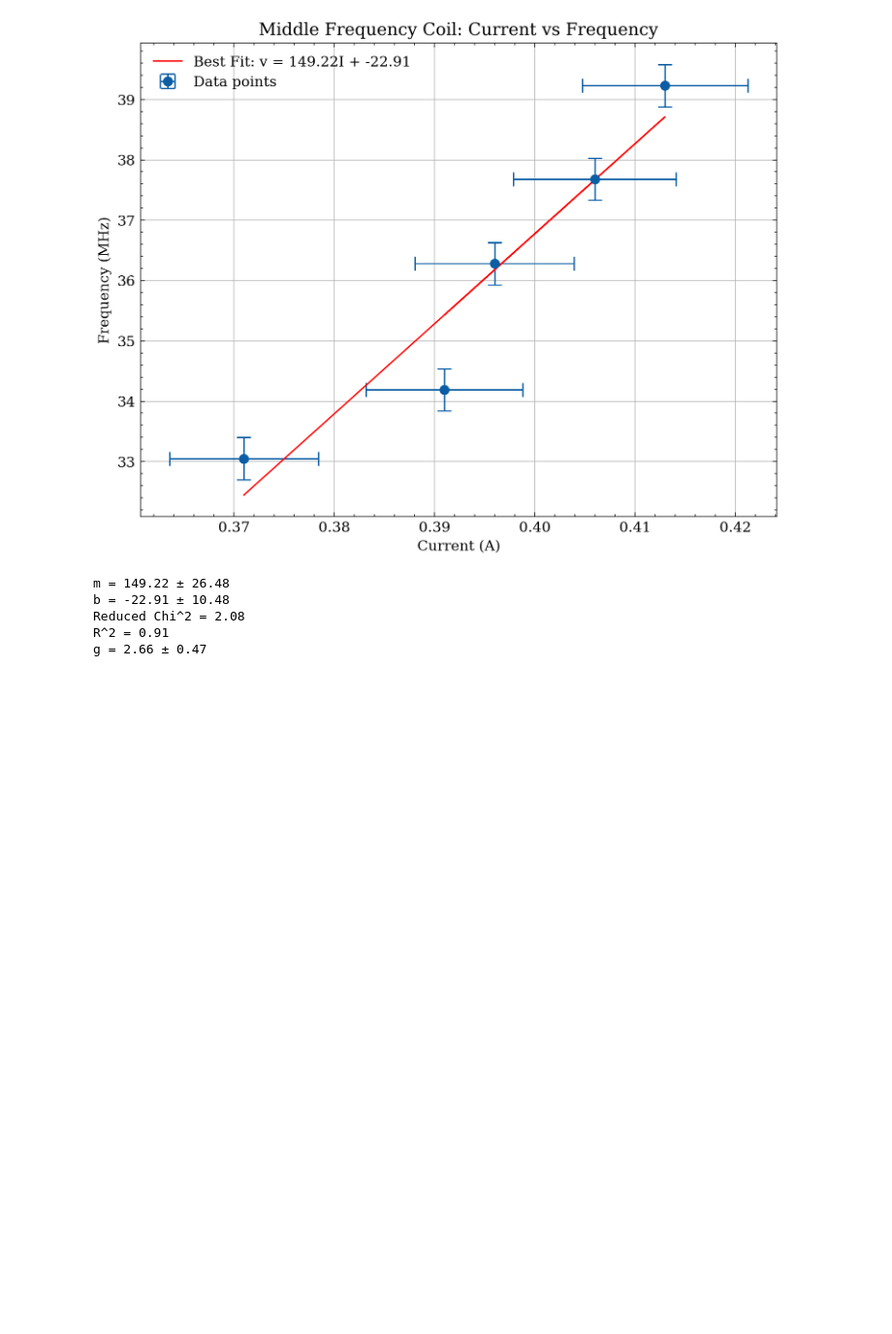
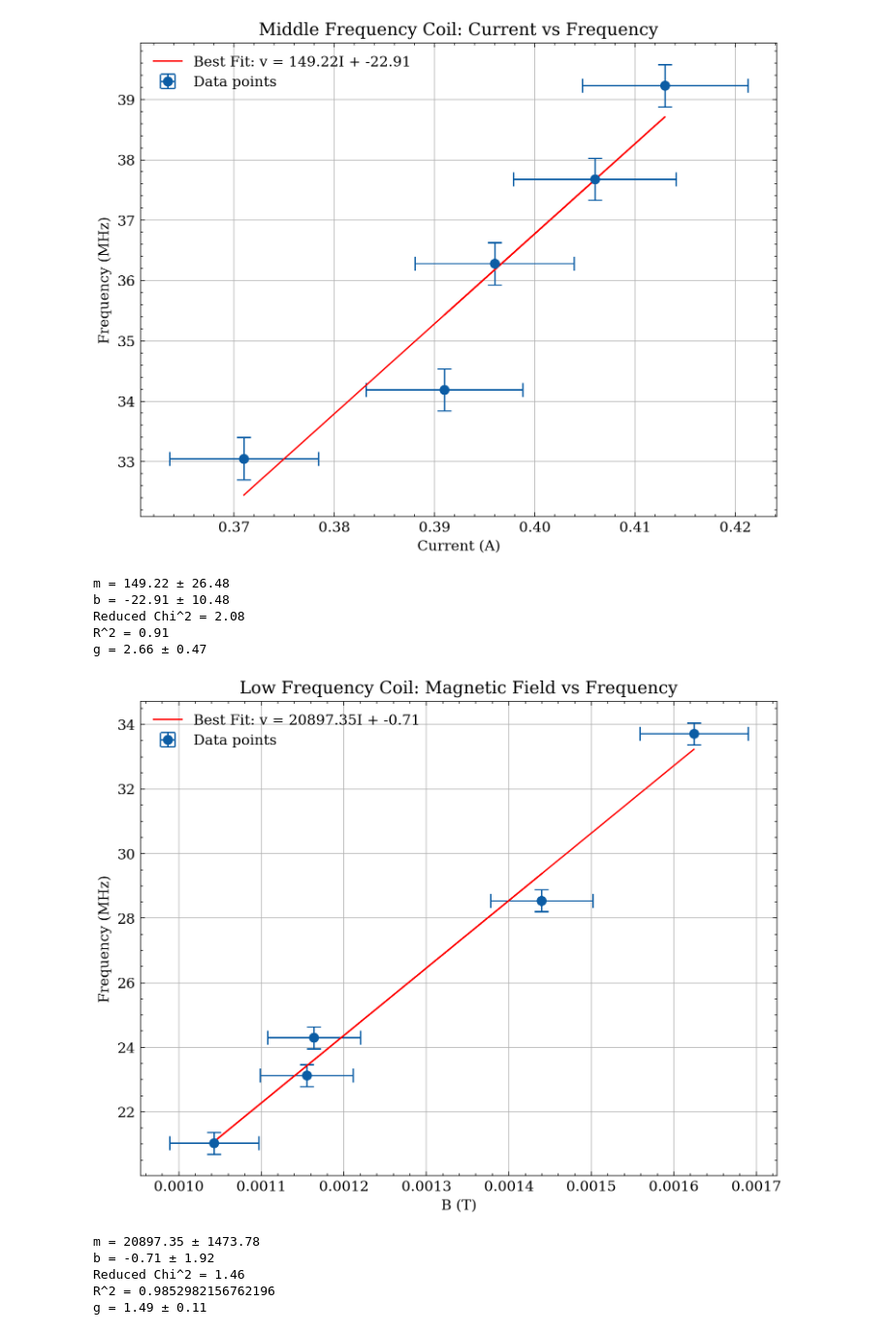
Before and after one commit to Adam-Omarali/engsci, a Jupyter notebook: PHY294/ESR/graphs.ipynb, the cells around one changed output. Shown at 97% size. Drawn from its saved outputs; the diff is of its cells as text; code cells hidden in the pictures; blank space fills up the shorter version.

```diff
--- a/PHY294/ESR/graphs.ipynb
+++ b/PHY294/ESR/graphs.ipynb
@@ -88,9 +88,9 @@ def plot(x, y, x_err, y_err, m, b, coil):
     plt.plot(x, m * x + b, 'r-', label=f'Best Fit: v = {m:.2f}I + {b:.2f}')
 
     # Labels and title
-    plt.xlabel("Current (A)")
+    plt.xlabel("B (T)")
     plt.ylabel("Frequency (MHz)")
-    plt.title(f"{coil} Coil: Current vs Frequency")
+    plt.title(f"{coil} Coil: Magnetic Field vs Frequency")
     plt.legend()
     plt.grid()
 
@@ -98,17 +98,15 @@ def plot(x, y, x_err, y_err, m, b, coil):
     plt.savefig(f'{coil}.png')
     plt.show()
 # %%
+# def calculate_g(m, m_err):
+#     g = m * 10**6 / (E / 4 / np.pi / M) / ((4/5) ** (3/2) * MU * N / RADIUS)
+#     g_err = ((4 * np.pi * M / E * RADIUS / MU / N / ((4/5) ** (3/2)) * m_err * 10**6) ** 2 + (4 * np.pi * M / E * m / MU / N / ((4/5) ** (3/2)) * RADIUS_ERR * 10**6) ** 2) ** 0.5
+#     return g, g_err
+
 def calculate_g(m, m_err):
-    g = m * 10**6 / (E / 4 / np.pi / M) / ((4/5) ** (3/2) * MU * N / RADIUS)
-    g_err = ((4 * np.pi * M / E * RADIUS / MU / N / ((4/5) ** (3/2)) * m_err * 10**6) ** 2 + (4 * np.pi * M / E * m / MU / N / ((4/5) ** (3/2)) * RADIUS_ERR * 10**6) ** 2) ** 0.5
+    g = m * 10**6 * 2 * np.pi * 2 * M / E
+    g_err = m_err * 10**6 * 2 * np.pi * 2 * M / E
     return g, g_err
-# %%
-#LOW FREQUENCY
-current = np.array([0.405, 0.2902, 0.260, 0.288, 0.359])
-frequency = np.array([33.71, 24.30, 21.03, 23.13, 28.54]) * 10**6
-frequency_err = np.array([0.34, 0.34, 0.34, 0.34, 0.34]) * 10**6
-current_err = np.array([i * 0.02 for i in current])
-current_err += 0.00825
 # %%
 def everything(current, frequency, current_err, frequency_err, coil):
     param, m_err, b_err, chi_2, reduced_chi_2, r_squared = fit(current, frequency, frequency_err)
@@ -148,3 +146,21 @@ b = -22.91 ± 10.48
 Reduced Chi^2 = 2.08
 R^2 = 0.91
 g = 2.66 ± 0.47
+# %%
+current = np.array([0.405, 0.2902, 0.260, 0.288, 0.359])
+frequency = np.array([33.71, 24.30, 21.03, 23.13, 28.54]) #MHz
+frequency_err = np.array([0.34, 0.34, 0.34, 0.34, 0.34]) #MHz
+current_err = np.array([i * 0.02 for i in current])
+current_err += 0.00825
+
+B_field = np.array([B(i) for i in current])
+B_err = np.array([np.sqrt((B_field[i] * RADIUS_ERR / RADIUS)**2 + (B_field[i] / current[i] * current_err[i])**2) for i in range(len(current))])
+# B = B / 2 / np.pi / (E / 2 / M)
+everything(B_field, frequency, B_err, frequency_err, "Low Frequency")
+# %% [output]
+[figure, added]
+m = 20897.35 ± 1473.78
+b = -0.71 ± 1.92
+Reduced Chi^2 = 1.46
+R^2 = 0.9852982156762196
+g = 1.49 ± 0.11
```
Also changed, not shown: parts of 2 cells of this notebook, 15 other files.
